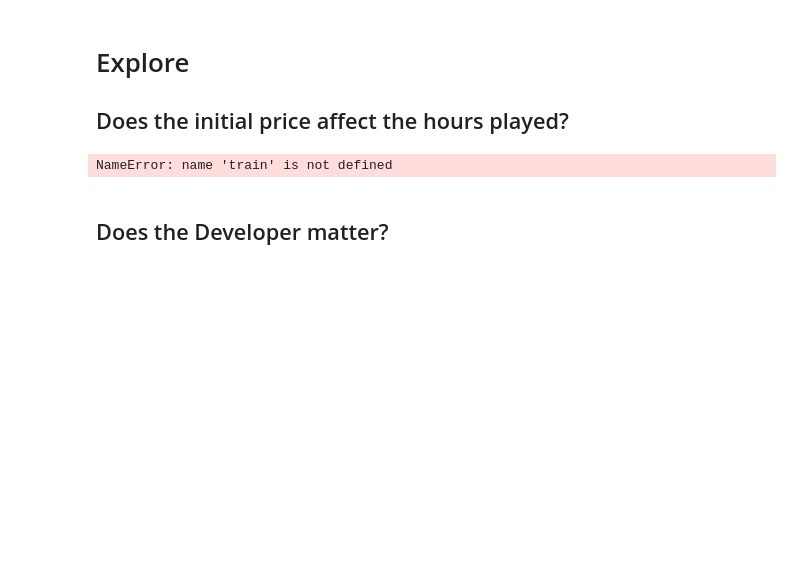
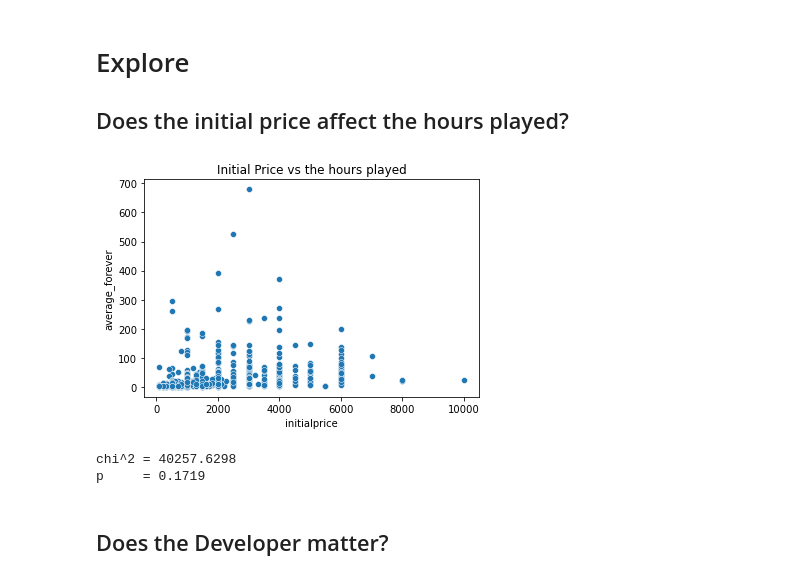
Before and after one commit to Estimating-steam-hours/Steam-Hours-Capstone, a Jupyter notebook: final_notebook.ipynb, the cells around one changed output. Drawn from its saved outputs; the diff is of its cells as text; code cells hidden in the pictures; blank space fills up the shorter version.

Commit message:
new visuals

```diff
--- a/final_notebook.ipynb
+++ b/final_notebook.ipynb
@@ -81,0 +79,3 @@ train, validate, test = p.split_data(df)
+# %%
+# clean and prepare the dataframe
+df = w.clean_steamspy(df)
@@ -82,3 +84,6 @@ train, validate, test = p.split_data(df)
+# %%
+# split the data into train, validate, and test
+train, validate, test = w.my_train_test_split(df)
 # %% [markdown]
 ### A brief look at the data
 # %%
@@ -91,9 +113,3 @@ train.describe()
 # Explore
 
 ## Does the initial price affect the hours played?
-# %%
-sns.scatterplot(data=train, y='average_forever', x='initialprice')
-plt.title('Initial Price vs the hours played')
-plt.show
-# %% [output]
-NameError: name 'train' is not defined
@@ -108,2 +116,11 @@ get_chi_initialprice(train)
+# %%
+e.initial_price(train)
+# %% [output]
+[figure, added]
+# %%
+e.get_chi_initialprice(train)
+# %% [output]
+chi^2 = 40257.6298
+p     = 0.1719
 # %% [markdown]
 ## Does the Developer matter?
```
Also changed, not shown: parts of 29 cells of this notebook.
